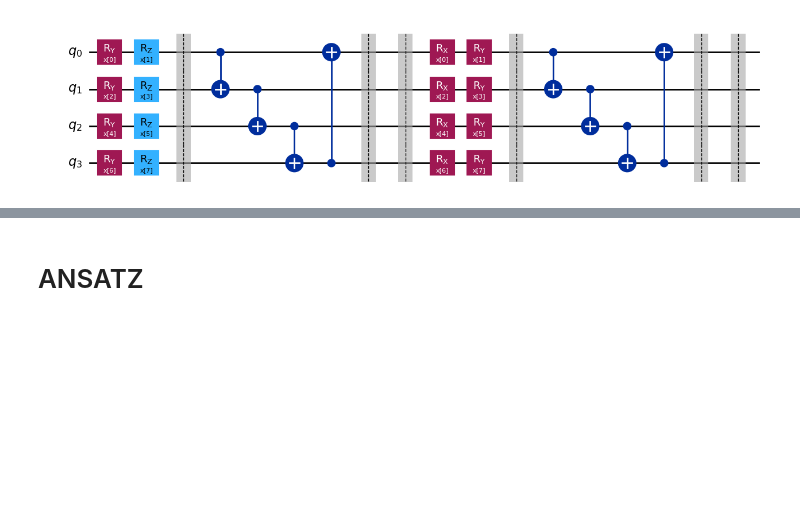
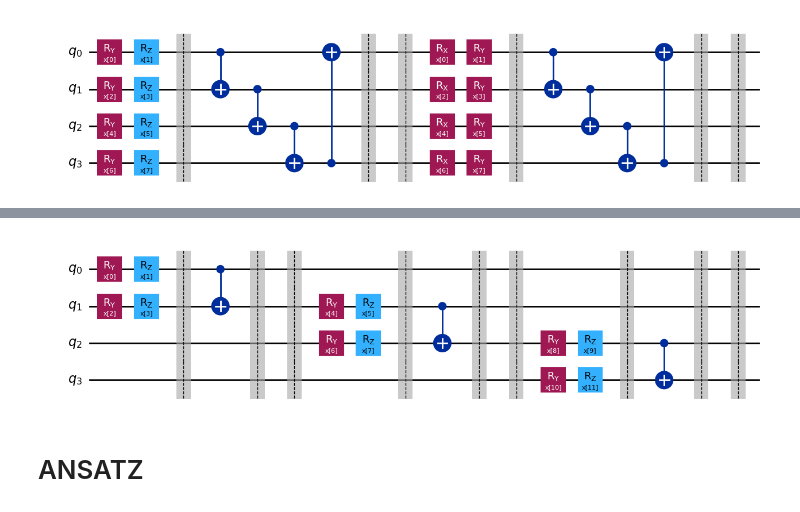
Before and after one commit to Davy592/Quantum-Metric-Learning-with-Reuploading, a Jupyter notebook: Quantum Metric Learning.ipynb, the cells around one changed output, grey strips where cells are left out. Saved outputs shown, nothing was run; the diff lists cells and outputs as text; code cells hidden in the pictures; blank space fills up the shorter version.

Commit message:
Added Partial Reuploading encoding

```diff
--- a/Quantum Metric Learning.ipynb
+++ b/Quantum Metric Learning.ipynb
@@ -525,3 +527,88 @@ standard_reuploading_encoding(8, param_name="x", layers=2).draw(output="mpl")
+# %%
+def partial_reuploading_encoding(n_features, layers=3, features_per_layer=4):
+    """
+    Partial Data Reuploading con finestra scorrevole sequenziale.
+    Ogni layer carica feature DIVERSE su qubit sovrapposti in modo sequenziale.
+    Solo encoding (RY, RZ) ed entanglement (CNOT), nessun ansatz.
+
+    Esempio con 3 layer, 4 feature/layer:
+    - Layer 0: feature 0-3  → qubit (0,1)
+    - Layer 1: feature 4-7  → qubit (1,2)
+    - Layer 2: feature 8-11 → qubit (2,3)
+    Totale: 12 feature mappate!
+
+    Args:
+        n_features: numero TOTALE di feature da mappare
+        layers: numero di blocchi di encoding
+        features_per_layer: quante feature caricare in ogni layer (deve essere pari)
+
+    Returns:
+        QuantumCircuit con partial reuploading sequenziale
+    """
+    # Assicurati che le feature per layer siano un numero pari
+    if features_per_layer % 2 != 0:
+        features_per_layer += 1
+        print(f"Adattato features_per_layer a {features_per_layer} per l'encoding a coppie.")
+
+    # Calcolo del numero di qubit necessari per la finestra scorrevole
+    n_qubits_per_encoding = math.ceil(features_per_layer / 2)
+    n_qubits = n_qubits_per_encoding + (layers - 1)
+
+    # Calcola il numero totale di feature che verranno mappate
+    total_features_mapped = layers * features_per_layer
+
+    if n_features < total_features_mapped:
+        print(f"ATTENZIONE: Con {layers} layer e {features_per_layer} feature/layer,")
+        print(f"verranno mappate {total_features_mapped} feature totali.")
+        print(f"Aumenta n_features a {total_features_mapped} o riduci layers/features_per_layer.")
+
+    # Inizializziamo il circuito
+    qc = QuantumCircuit(n_qubits, name="Partial Reuploading Sequential")
+    input_params = ParameterVector("x", total_features_mapped)
+
+    for layer in range(layers):
+        # Calcola l'offset dei qubit per questo layer (finestra scorrevole)
+        qubit_offset = layer
+
+        # Calcola l'indice di partenza delle feature per questo layer (sequenziale)
+        start_feature_idx = layer * features_per_layer
+
+        # Carica il blocco di feature sui qubit della finestra corrente
+        feature_idx = 0
+        for i in range(n_qubits_per_encoding):
+            qubit_target = qubit_offset + i
+
+            p_idx_1 = start_feature_idx + feature_idx
+            p_idx_2 = start_feature_idx + feature_idx + 1
+
+            # Applica i gate di encoding solo se l'indice è valido
+            if p_idx_1 < total_features_mapped:
+                qc.ry(input_params[p_idx_1], qubit_target)
+            if p_idx_2 < total_features_mapped:
+                qc.rz(input_params[p_idx_2], qubit_target)
+
+            feature_idx += 2
+
+        qc.barrier()
+
+        # Entanglement layer sui qubit di questo layer
+        qubits_in_layer = list(range(qubit_offset, qubit_offset + n_qubits_per_encoding))
+        for i in range(len(qubits_in_layer) - 1):
+            qc.cx(qubits_in_layer[i], qubits_in_layer[i + 1])
+
+        # Entanglement circolare (opzionale, solo se ci sono più di 2 qubit)
+        if len(qubits_in_layer) > 2:
+            qc.cx(qubits_in_layer[-1], qubits_in_layer[0])
+
+        qc.barrier()
+        qc.barrier()
+
+    return qc
+
+# Test del circuito - con 3 layer e 4 feature/layer, mappiamo 12 feature totali
+partial_reuploading_encoding(n_features=12, layers=3, features_per_layer=4).draw(output="mpl")
+# %% [output]
+[figure, added]
 # %% [markdown]
 # ANSATZ
 # %% [markdown]
```
Also changed, not shown: parts of 1 cell of this notebook.
